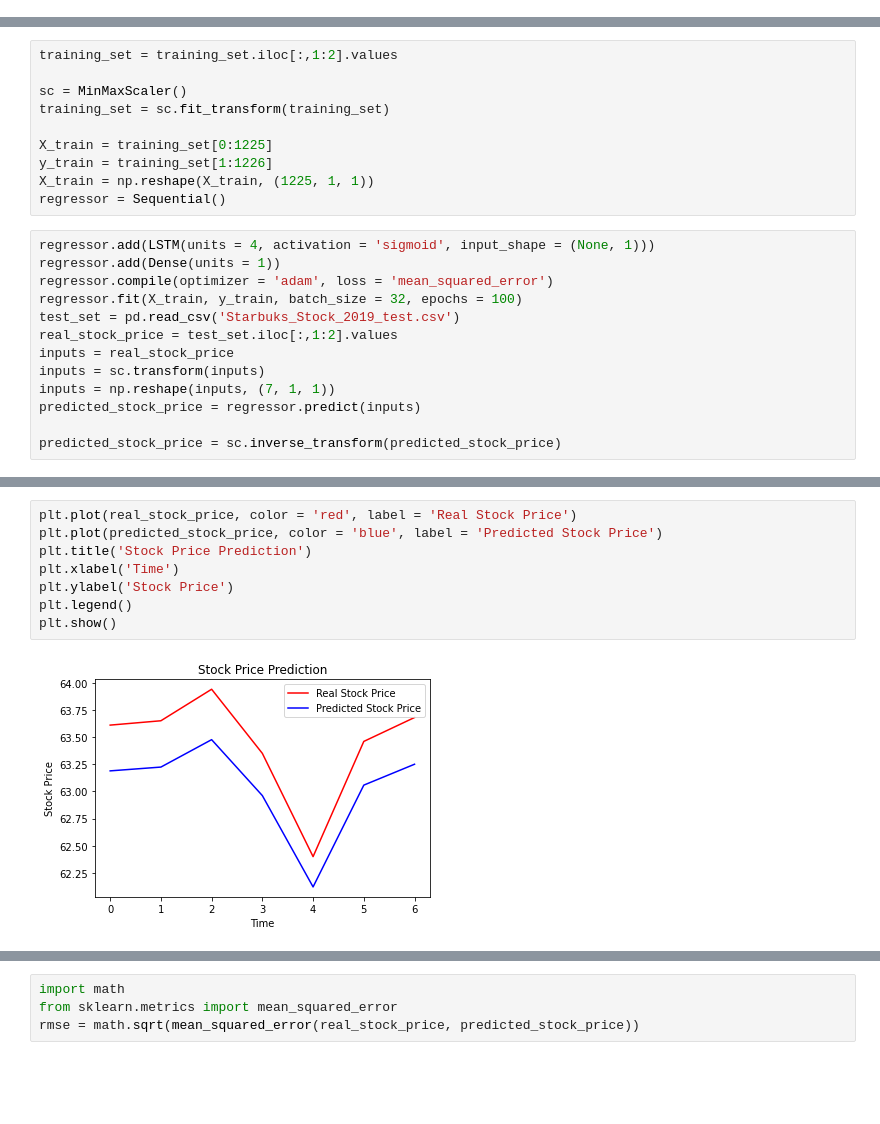
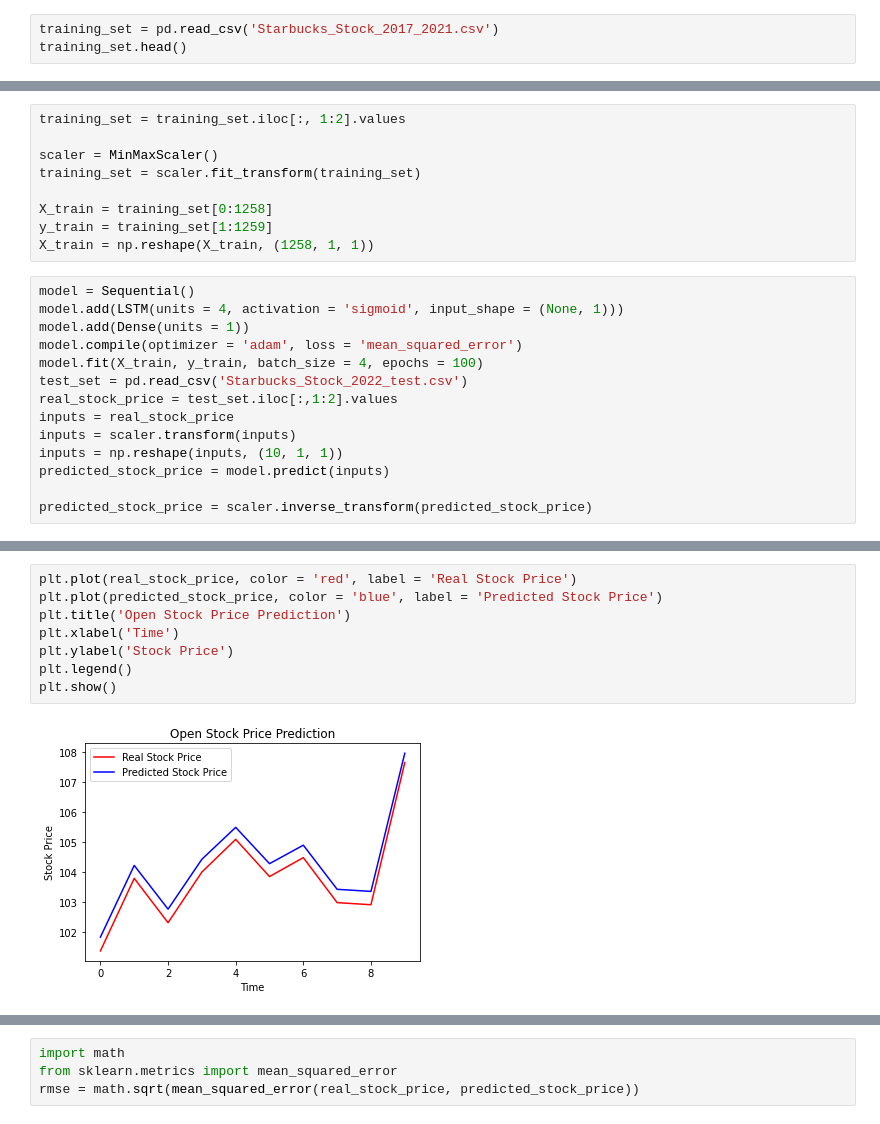
Before and after one commit to monjjjjj/stock_prediction, a Jupyter notebook: stock_price_prediction.ipynb, the cells around one changed output, grey strips where cells are left out. Drawn from its saved outputs; the diff is of its cells as text; blank space fills up the shorter version.

```diff
--- a/stock_price_prediction.ipynb
+++ b/stock_price_prediction.ipynb
@@ -20,0 +11,3 @@ training_set.head()
+# %%
+training_set = pd.read_csv('Starbucks_Stock_2017_2021.csv')
+training_set.head()
@@ -21,24 +34,24 @@ training_set.head()
 # %%
-training_set = training_set.iloc[:,1:2].values
+training_set = training_set.iloc[:, 1:2].values
 
-sc = MinMaxScaler()
-training_set = sc.fit_transform(training_set)
+scaler = MinMaxScaler()
+training_set = scaler.fit_transform(training_set)
 
-X_train = training_set[0:1225]
-y_train = training_set[1:1226]
-X_train = np.reshape(X_train, (1225, 1, 1))
-regressor = Sequential()
+X_train = training_set[0:1258]
+y_train = training_set[1:1259]
+X_train = np.reshape(X_train, (1258, 1, 1))
 # %%
-regressor.add(LSTM(units = 4, activation = 'sigmoid', input_shape = (None, 1)))
-regressor.add(Dense(units = 1))
-regressor.compile(optimizer = 'adam', loss = 'mean_squared_error')
-regressor.fit(X_train, y_train, batch_size = 32, epochs = 100)
-test_set = pd.read_csv('Starbuks_Stock_2019_test.csv')
+model = Sequential()
+model.add(LSTM(units = 4, activation = 'sigmoid', input_shape = (None, 1)))
+model.add(Dense(units = 1))
+model.compile(optimizer = 'adam', loss = 'mean_squared_error')
+model.fit(X_train, y_train, batch_size = 4, epochs = 100)
+test_set = pd.read_csv('Starbucks_Stock_2022_test.csv')
 real_stock_price = test_set.iloc[:,1:2].values
 inputs = real_stock_price
-inputs = sc.transform(inputs)
-inputs = np.reshape(inputs, (7, 1, 1))
-predicted_stock_price = regressor.predict(inputs)
+inputs = scaler.transform(inputs)
+inputs = np.reshape(inputs, (10, 1, 1))
+predicted_stock_price = model.predict(inputs)
 
-predicted_stock_price = sc.inverse_transform(predicted_stock_price)
+predicted_stock_price = scaler.inverse_transform(predicted_stock_price)
 # %% [output]
@@ -63,12 +76,12 @@ Epoch 100/100
 # %%
 plt.plot(real_stock_price, color = 'red', label = 'Real Stock Price')
 plt.plot(predicted_stock_price, color = 'blue', label = 'Predicted Stock Price')
-plt.title('Stock Price Prediction')
+plt.title('Open Stock Price Prediction')
 plt.xlabel('Time')
 plt.ylabel('Stock Price')
 plt.legend()
 plt.show()
 # %% [output]
-[figure, old version]
+[figure, new version]
 # %%
 # Making predictions for the entire dataset
```
Also changed, not shown: parts of 6 cells of this notebook.
